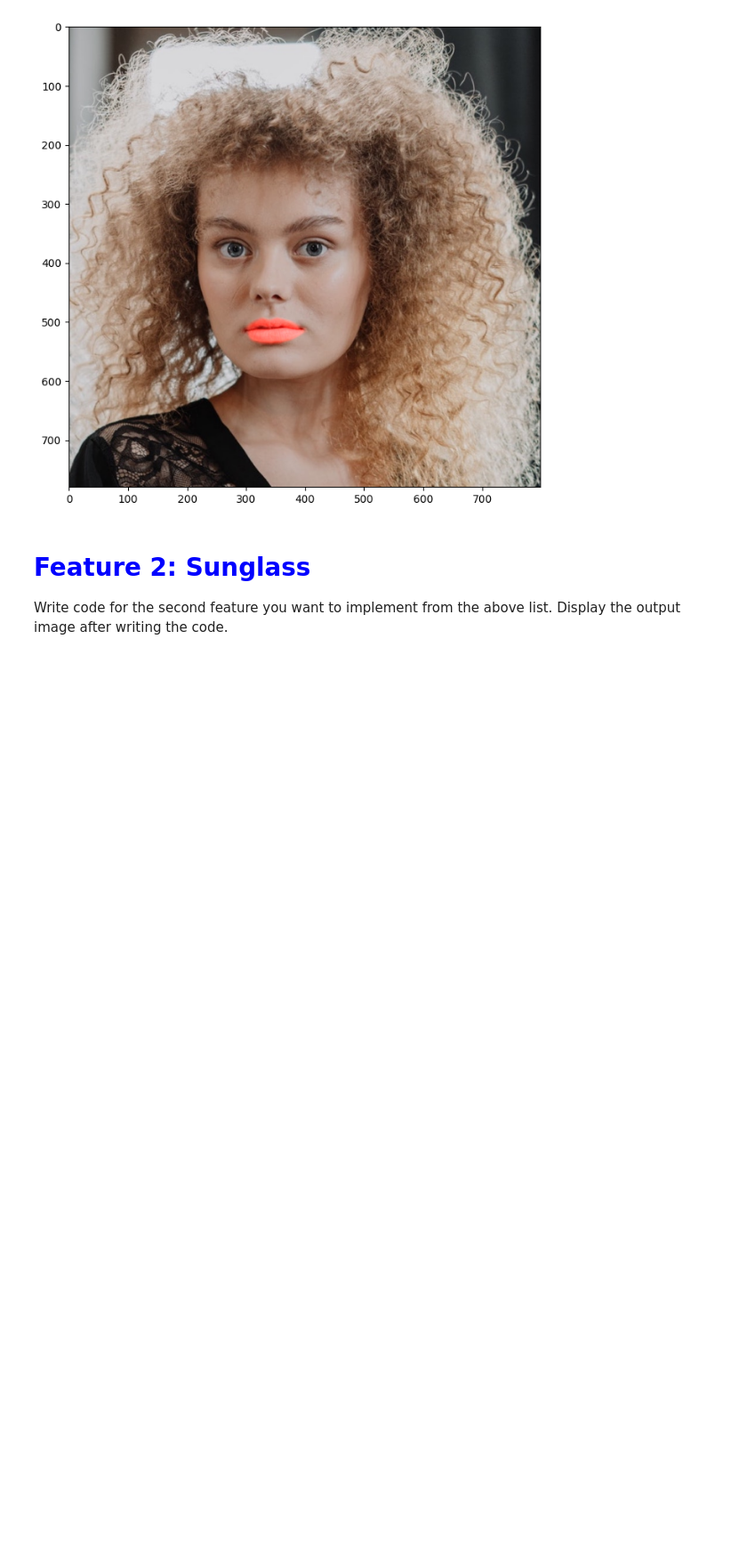
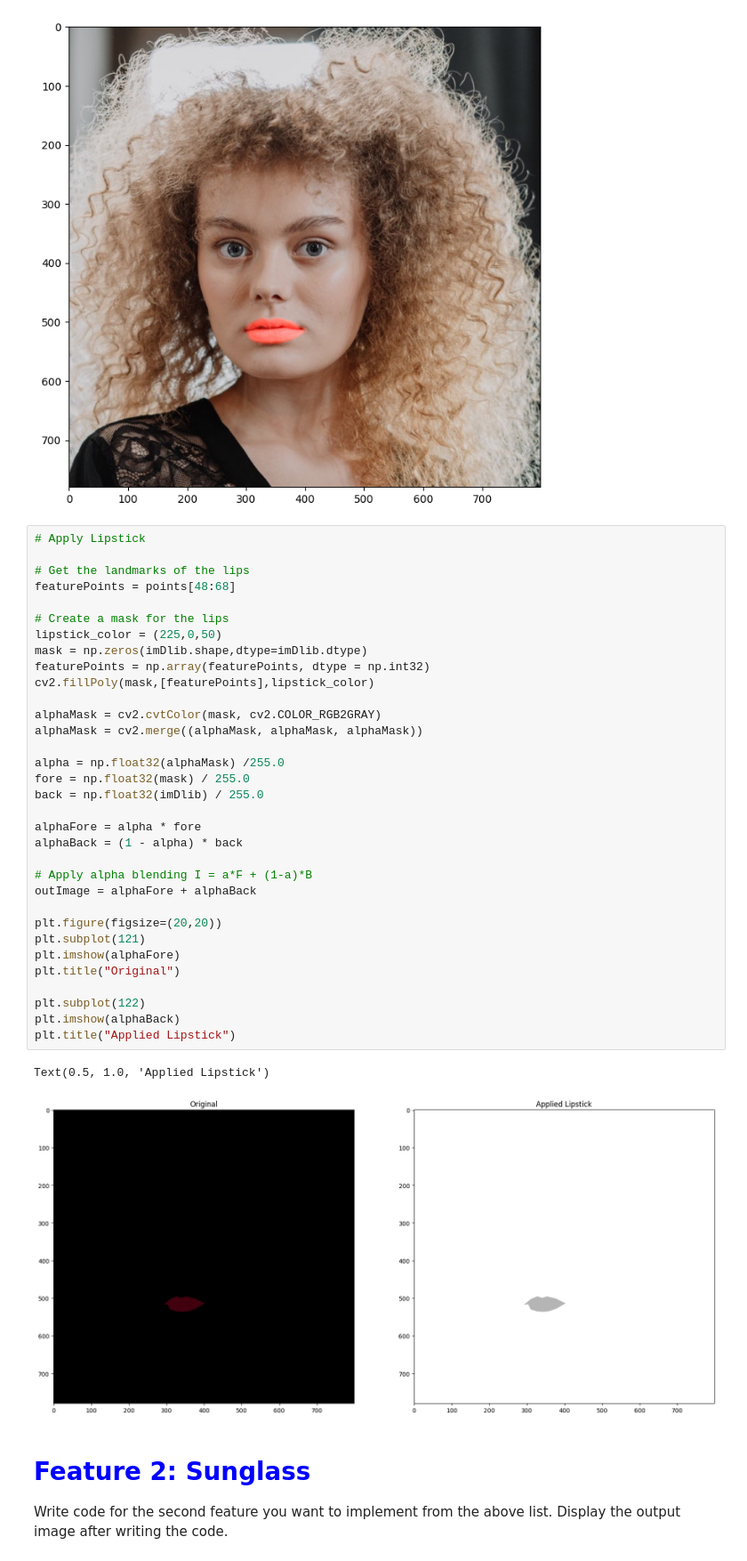
Before and after one commit to DastanIqbal/LearnOpenCV, a Jupyter notebook: src/OpenCV/dlap/project1-virtual-makeup/Virtual-Makeup.ipynb, the cells around one changed output. Shown at 89% size. Saved outputs shown, nothing was run; the diff lists cells and outputs as text; blank space fills up the shorter version.

```diff
--- a/src/OpenCV/dlap/project1-virtual-makeup/Virtual-Makeup.ipynb
+++ b/src/OpenCV/dlap/project1-virtual-makeup/Virtual-Makeup.ipynb
@@ -168,6 +168,42 @@ plt.imshow(imColor)
 # %% [output]
 <matplotlib.image.AxesImage at 0x...>
 [figure]
+# %%
+# Apply Lipstick
+
+# Get the landmarks of the lips
+featurePoints = points[48:68]
+
+# Create a mask for the lips
+lipstick_color = (225,0,50)
+mask = np.zeros(imDlib.shape,dtype=imDlib.dtype)
+featurePoints = np.array(featurePoints, dtype = np.int32)
+cv2.fillPoly(mask,[featurePoints],lipstick_color)
+
+alphaMask = cv2.cvtColor(mask, cv2.COLOR_RGB2GRAY)
+alphaMask = cv2.merge((alphaMask, alphaMask, alphaMask))
+
+alpha = np.float32(alphaMask) /255.0
+fore = np.float32(mask) / 255.0
+back = np.float32(imDlib) / 255.0
+
+alphaFore = alpha * fore
+alphaBack = (1 - alpha) * back
+
+# Apply alpha blending I = a*F + (1-a)*B
+outImage = alphaFore + alphaBack
+
+plt.figure(figsize=(20,20))
+plt.subplot(121)
+plt.imshow(alphaFore)
+plt.title("Original")
+
+plt.subplot(122)
+plt.imshow(alphaBack)
+plt.title("Applied Lipstick")
+# %% [output]
+Text(0.5, 1.0, 'Applied Lipstick')
+[figure, added]
 # %% [markdown]
 # <font color="blue">Feature 2: Sunglass</font>
 Write code for the second feature you want to implement from the above list. Display the output image after writing the code.
```
Also changed, not shown: parts of 2 cells of this notebook, 1 other file.
